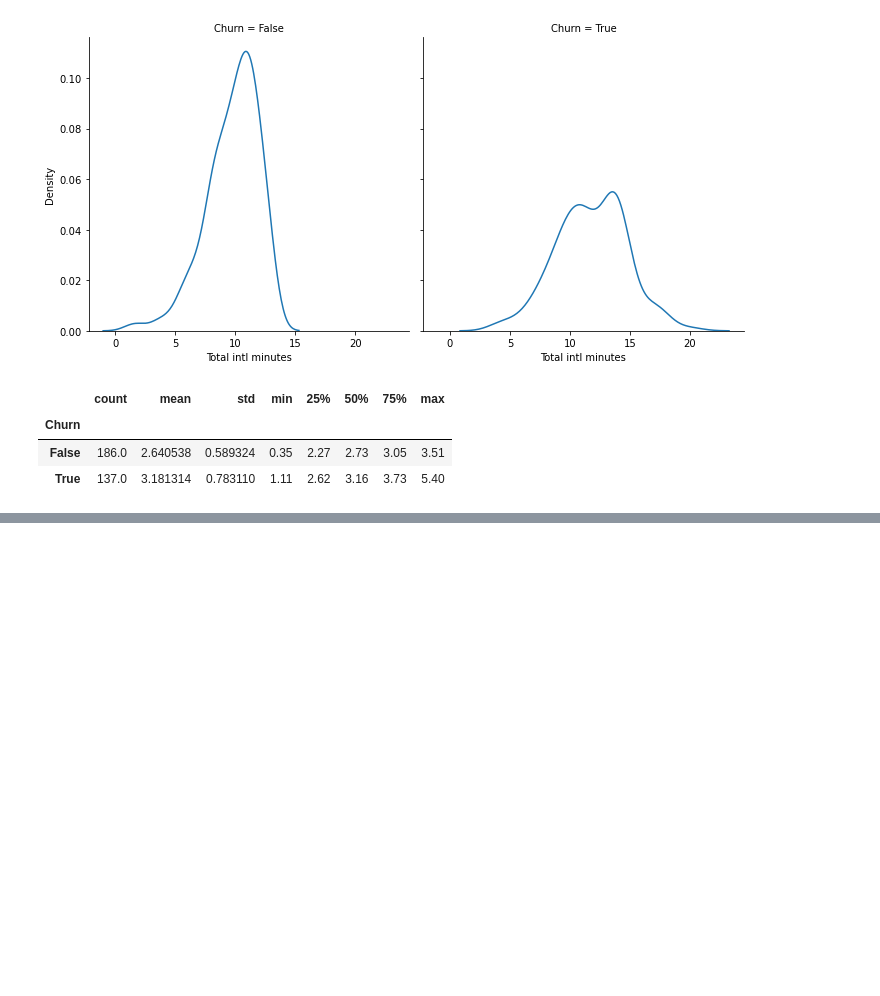
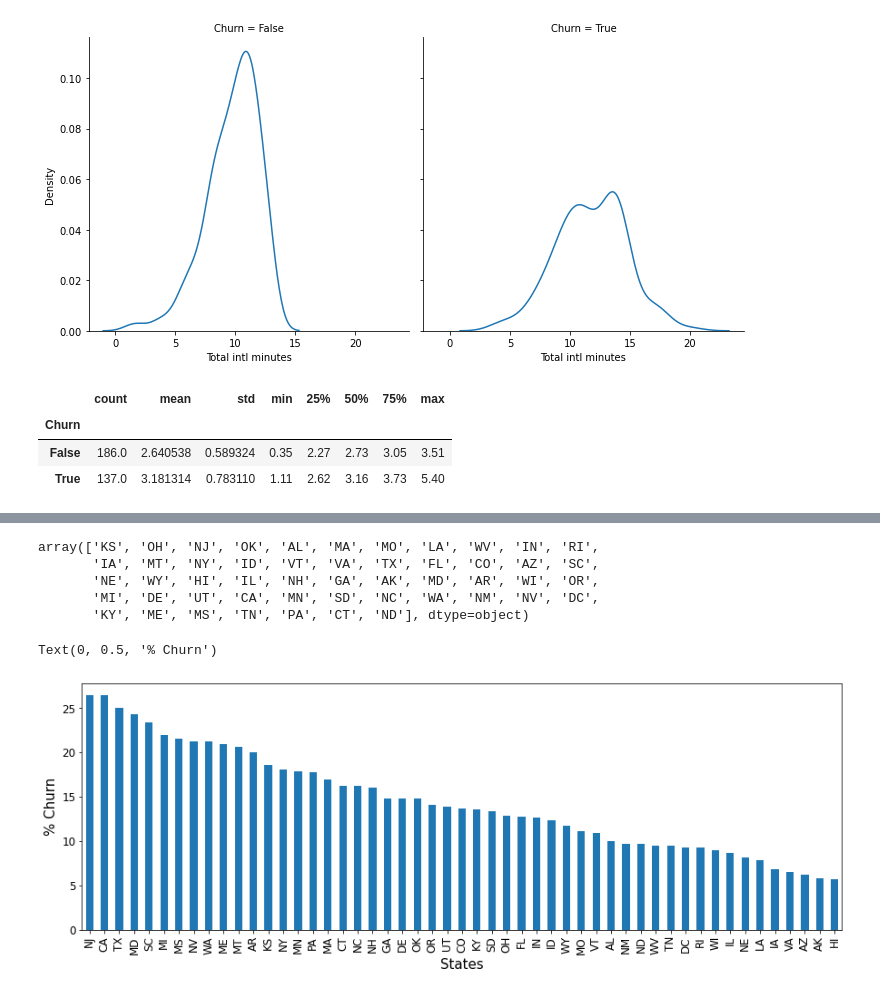
Before and after one commit to Harsshhhh/Telecom-Churn-Analysis-and-Prediction, a Jupyter notebook: Telecom_Churn_Analysis.ipynb, the cells around one changed output, grey strips where cells are left out. Saved outputs shown, nothing was run; the diff lists cells and outputs as text; code cells hidden in the pictures; blank space fills up the shorter version.

```diff
--- a/Telecom_Churn_Analysis.ipynb
+++ b/Telecom_Churn_Analysis.ipynb
@@ -223,0 +224,29 @@ AREA WISE ANALYSIS
+# %%
+telecom["State"].unique()    #states
+# %% [output]
+array(['KS', 'OH', 'NJ', 'OK', 'AL', 'MA', 'MO', 'LA', 'WV', 'IN', 'RI',
+       'IA', 'MT', 'NY', 'ID', 'VT', 'VA', 'TX', 'FL', 'CO', 'AZ', 'SC',
+       'NE', 'WY', 'HI', 'IL', 'NH', 'GA', 'AK', 'MD', 'AR', 'WI', 'OR',
+       'MI', 'DE', 'UT', 'CA', 'MN', 'SD', 'NC', 'WA', 'NM', 'NV', 'DC',
+       'KY', 'ME', 'MS', 'TN', 'PA', 'CT', 'ND'], dtype=object)
+# %%
+Statewise_churn_count=Churn.groupby("State")["Area code"].count()    #Statewise count of churned customers
+# %%
+Statewise_totalcount=telecom.groupby("State")["Area code"].count()   #Statewise  total count of customers
+# %%
+Statewise_churn_prcnt=Statewise_churn_count*100/Statewise_totalcount    # Statewise Churn %
+# %%
+# Making DataFrame of statewise churn %
+
+Churn_prcnt_statewise=pd.DataFrame(Statewise_churn_prcnt)
+Churn_prcnt_statewise.rename(columns={'Area code' : 'Prcnt_churn'},inplace=True)
+Churn_prcnt_statewise.sort_values("Prcnt_churn",inplace=True,ascending=False)
+# %%
+# Bar plot to display Statewise churn % in descending order
+
+Churn_prcnt_statewise.plot(use_index=True,y='Prcnt_churn',kind='bar',figsize=(15,5),legend=False,fontsize=12)
+plt.xlabel('States',fontsize=15)
+plt.ylabel('% Churn',fontsize=15)
+# %% [output]
+Text(0, 0.5, '% Churn')
+[figure, added]
```
Also changed, not shown: parts of 2 cells of this notebook.
